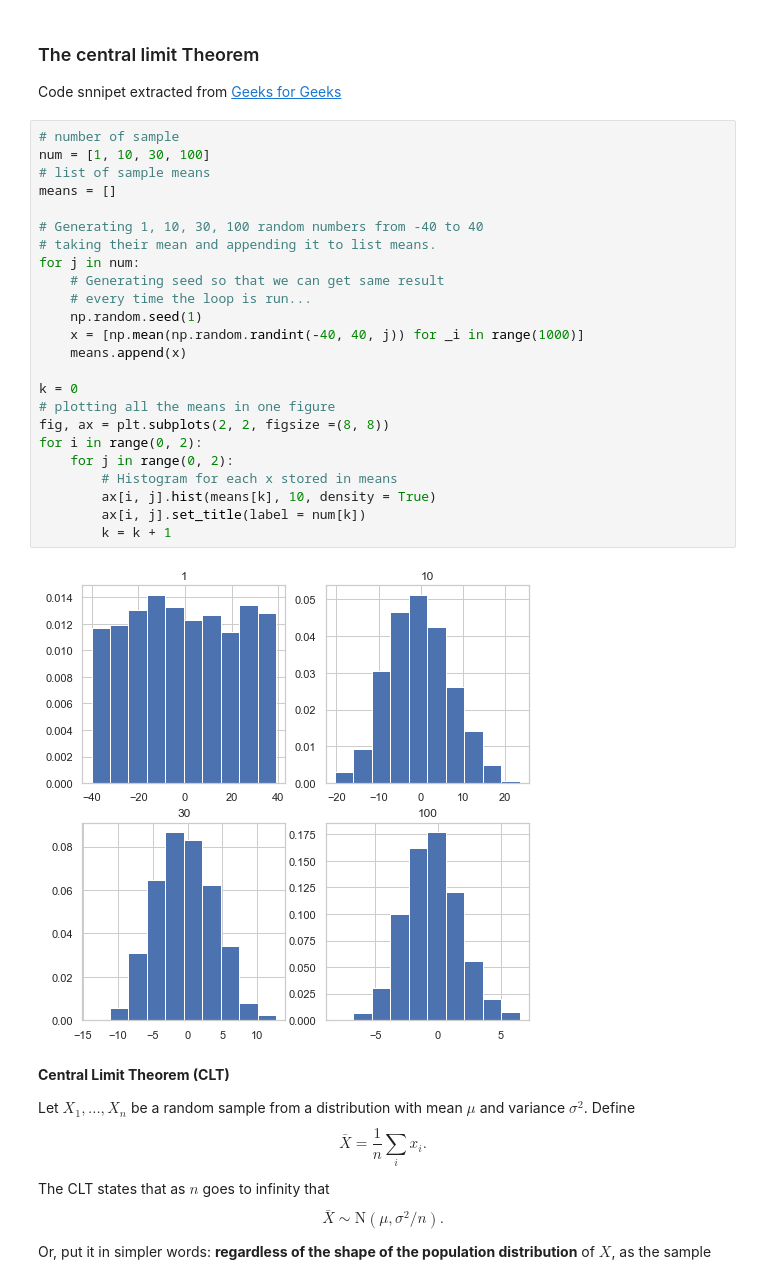
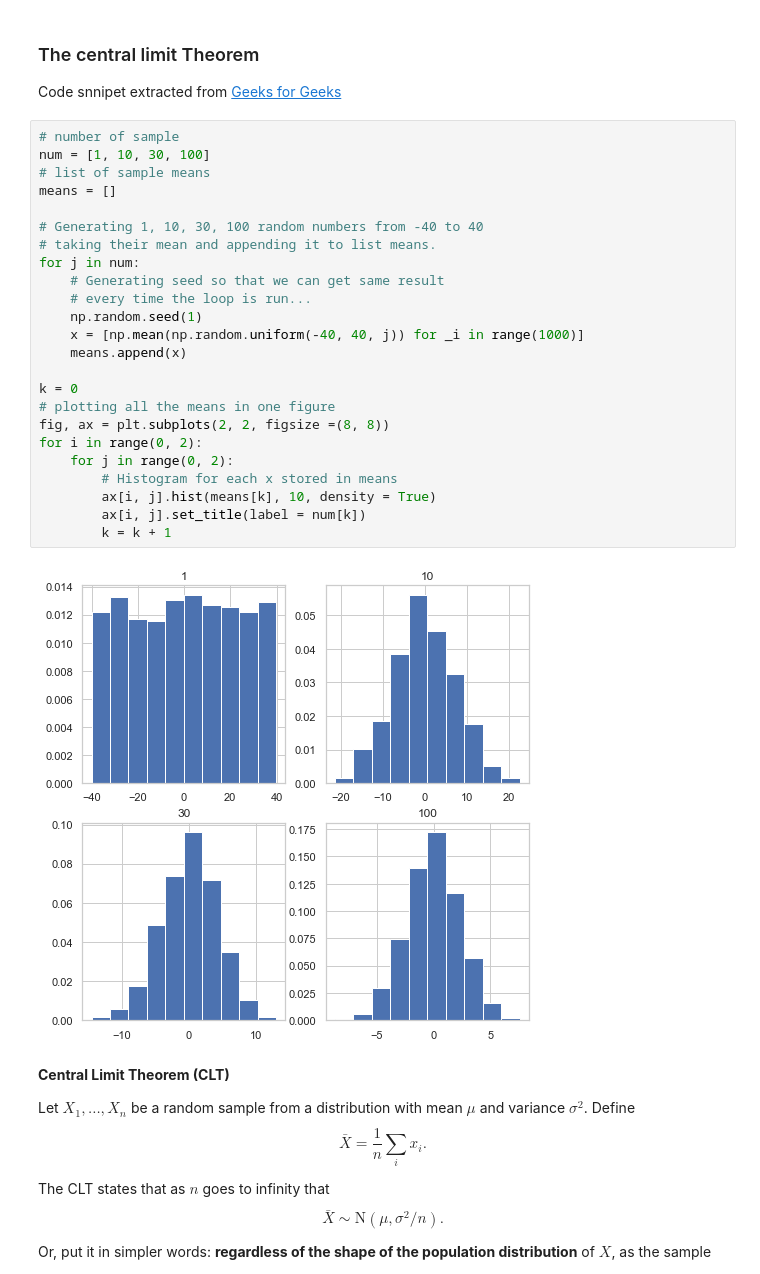
Before and after one commit to sheriffff/teaching-ironhack-data-madrid-2020, a Jupyter notebook: week_05/06-inference-&-hypothesis-testing.ipynb, the cells around one changed output. Cells and saved outputs as stored; diff of their text form.

```diff
--- a/week_05/06-inference-&-hypothesis-testing.ipynb
+++ b/week_05/06-inference-&-hypothesis-testing.ipynb
@@ -169,29 +222,29 @@ Code snnipet extracted from [Geeks for Geeks](https://www.geeksforgeeks.org/pyth
 # %%
 # number of sample
 num = [1, 10, 30, 100]
 # list of sample means
 means = []
 
 # Generating 1, 10, 30, 100 random numbers from -40 to 40
 # taking their mean and appending it to list means.
 for j in num:
     # Generating seed so that we can get same result
     # every time the loop is run...
     np.random.seed(1)
-    x = [np.mean(np.random.randint(-40, 40, j)) for _i in range(1000)]
+    x = [np.mean(np.random.uniform(-40, 40, j)) for _i in range(1000)]
     means.append(x)
 
 k = 0
 # plotting all the means in one figure
 fig, ax = plt.subplots(2, 2, figsize =(8, 8))
 for i in range(0, 2):
     for j in range(0, 2):
         # Histogram for each x stored in means
         ax[i, j].hist(means[k], 10, density = True)
         ax[i, j].set_title(label = num[k])
         k = k + 1
 # %% [output]
-[figure, old version]
+[figure, new version]
 # %% [markdown]
 **Central Limit Theorem (CLT)**
 
```
Also changed, not shown: parts of 67 cells of this notebook, 1 other file.
